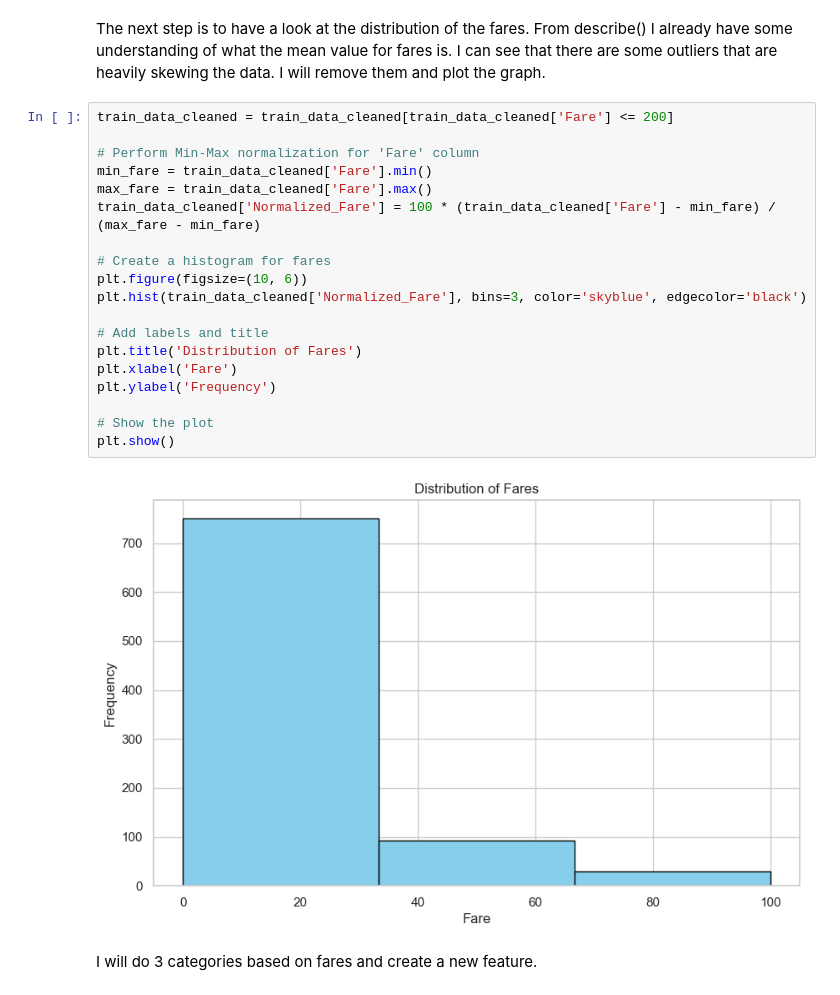
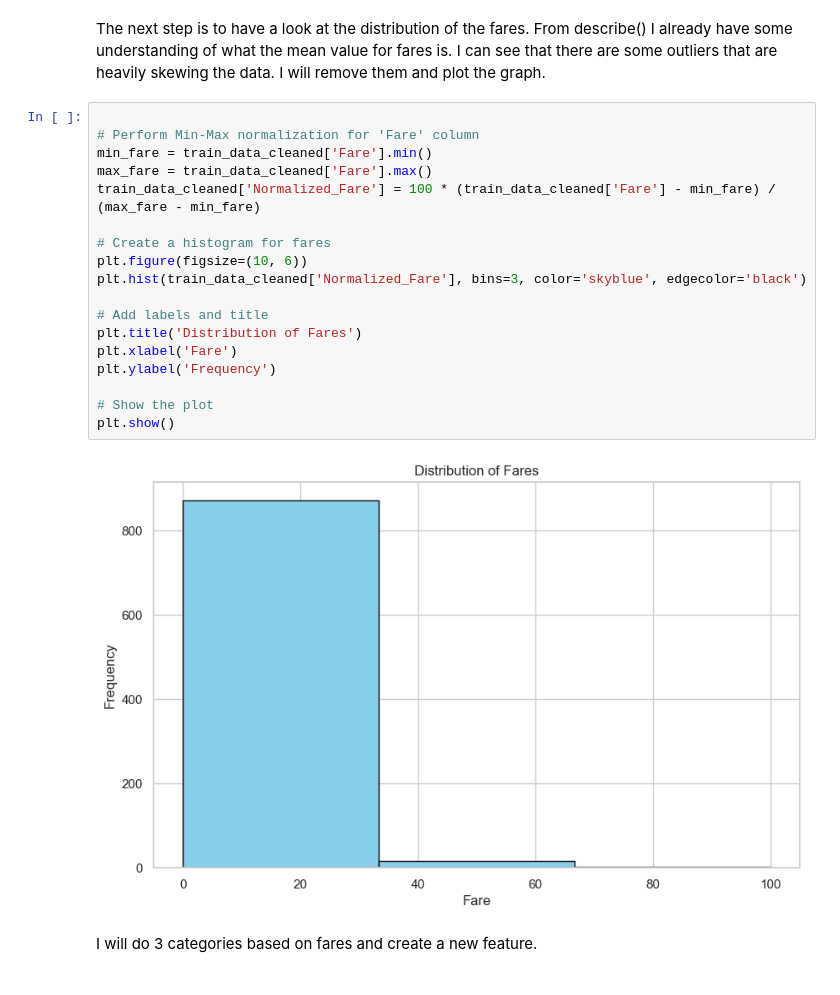
Before and after one commit to alshadani/Kaggle_Titanic, a Jupyter notebook: src/solution.ipynb, the cells around one changed output. Saved outputs shown, nothing was run; the diff lists cells and outputs as text.

```diff
--- a/src/solution.ipynb
+++ b/src/solution.ipynb
@@ -170,26 +170,25 @@ train_data_cleaned['Is_Rare_Title'] = train_data_cleaned['Title'].isin(rare_titl
 # %% [markdown]
 The next step is to have a look at the distribution of the fares. From describe() I already have some understanding of what the mean value for fares is. I can see that there are some outliers that are heavily skewing the data. I will remove them and plot the graph.
 # %%
-train_data_cleaned = train_data_cleaned[train_data_cleaned['Fare'] <= 200]
 
 # Perform Min-Max normalization for 'Fare' column
 min_fare = train_data_cleaned['Fare'].min()
 max_fare = train_data_cleaned['Fare'].max()
 train_data_cleaned['Normalized_Fare'] = 100 * (train_data_cleaned['Fare'] - min_fare) / (max_fare - min_fare)
 
 # Create a histogram for fares
 plt.figure(figsize=(10, 6))
 plt.hist(train_data_cleaned['Normalized_Fare'], bins=3, color='skyblue', edgecolor='black')
 
 # Add labels and title
 plt.title('Distribution of Fares')
 plt.xlabel('Fare')
 plt.ylabel('Frequency')
 
 # Show the plot
 plt.show()
 # %% [output]
-[figure, old version]
+[figure, new version]
 # %% [markdown]
 I will do 3 categories based on fares and create a new feature.
 # %%
```
Also changed, not shown: parts of 7 cells of this notebook.
